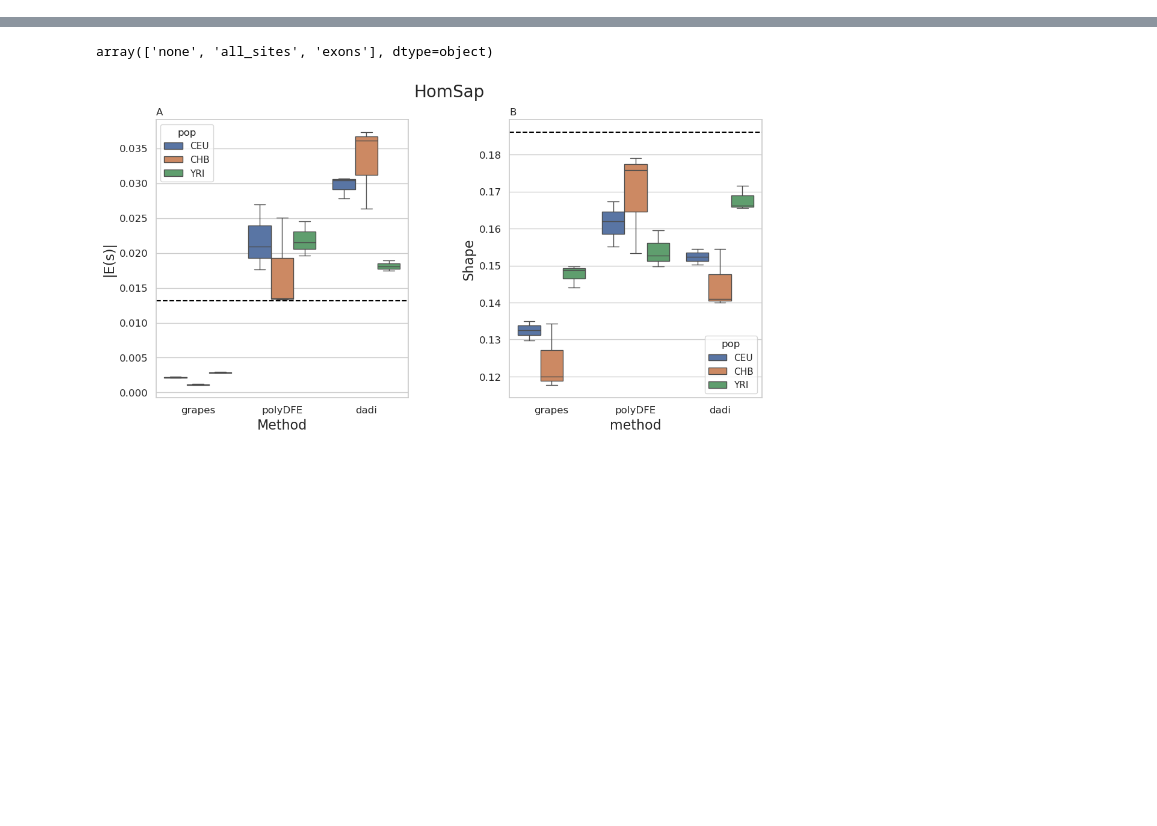
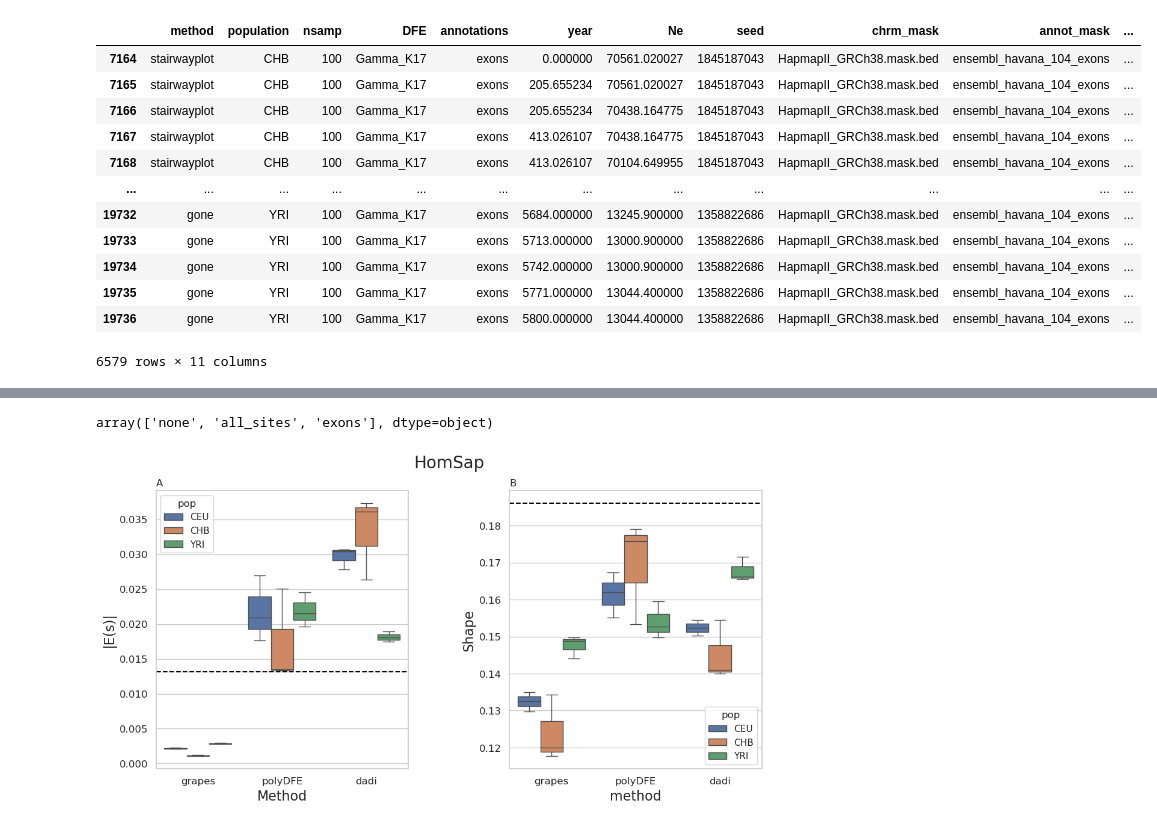
Before and after one commit to popsim-consortium/analysis2, a Jupyter notebook: notebooks/DFE_figures.ipynb, the cells around one changed output, grey strips where cells are left out. Drawn from its saved outputs; the diff is of its cells as text; code cells hidden in the pictures; blank space fills up the shorter version.

```diff
--- a/notebooks/DFE_figures.ipynb
+++ b/notebooks/DFE_figures.ipynb
@@ -66,0 +101,16 @@ YRI
+# %%
+df
+# %% [output]
+|  | method | population | nsamp | DFE | annotations | year | Ne | seed | chrm_mask | annot_mask | ... |
+| 7164 | stairwayplot | CHB | 100 | Gamma_K17 | exons | 0.000000 | 70561.020027 | 1845187043 | HapmapII_GRCh38.mask.bed | ensembl_havana_104_exons | ... |
+| 7165 | stairwayplot | CHB | 100 | Gamma_K17 | exons | 205.655234 | 70561.020027 | 1845187043 | HapmapII_GRCh38.mask.bed | ensembl_havana_104_exons | ... |
+| 7166 | stairwayplot | CHB | 100 | Gamma_K17 | exons | 205.655234 | 70438.164775 | 1845187043 | HapmapII_GRCh38.mask.bed | ensembl_havana_104_exons | ... |
+| 7167 | stairwayplot | CHB | 100 | Gamma_K17 | exons | 413.026107 | 70438.164775 | 1845187043 | HapmapII_GRCh38.mask.bed | ensembl_havana_104_exons | ... |
+| 7168 | stairwayplot | CHB | 100 | Gamma_K17 | exons | 413.026107 | 70104.649955 | 1845187043 | HapmapII_GRCh38.mask.bed | ensembl_havana_104_exons | ... |
+| ... | ... | ... | ... | ... | ... | ... | ... | ... | ... | ... | ... |
+| 19732 | gone | YRI | 100 | Gamma_K17 | exons | 5684.000000 | 13245.900000 | 1358822686 | HapmapII_GRCh38.mask.bed | ensembl_havana_104_exons | ... |
+| 19733 | gone | YRI | 100 | Gamma_K17 | exons | 5713.000000 | 13000.900000 | 1358822686 | HapmapII_GRCh38.mask.bed | ensembl_havana_104_exons | ... |
+| 19734 | gone | YRI | 100 | Gamma_K17 | exons | 5742.000000 | 13000.900000 | 1358822686 | HapmapII_GRCh38.mask.bed | ensembl_havana_104_exons | ... |
+| 19735 | gone | YRI | 100 | Gamma_K17 | exons | 5771.000000 | 13044.400000 | 1358822686 | HapmapII_GRCh38.mask.bed | ensembl_havana_104_exons | ... |
+| 19736 | gone | YRI | 100 | Gamma_K17 | exons | 5800.000000 | 13044.400000 | 1358822686 | HapmapII_GRCh38.mask.bed | ensembl_havana_104_exons | ... |
+6579 rows × 11 columns
```
Also changed, not shown: parts of 3 cells of this notebook.
